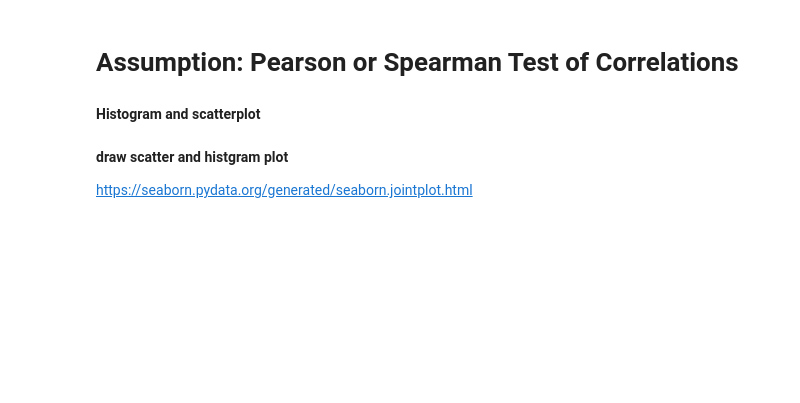
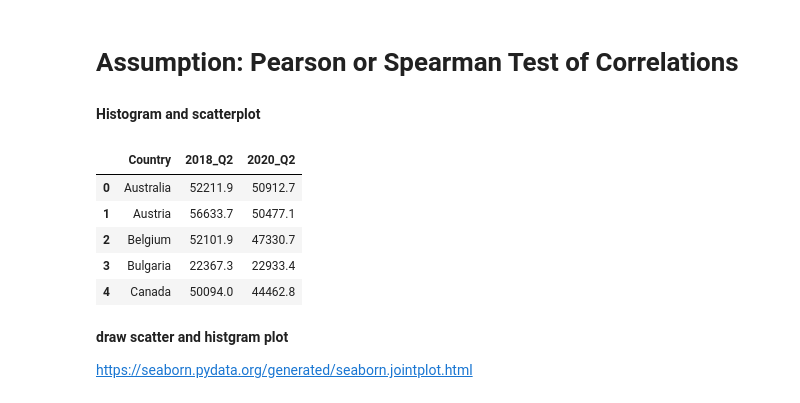
Before and after one commit to hz2582/NYU_Integrated_Marketing, a Jupyter notebook: Haoming_Zhang_Statistical_1055_capstone_3.ipynb, the cells around one changed output. Saved outputs shown, nothing was run; the diff lists cells and outputs as text; code cells hidden in the pictures; blank space fills up the shorter version.

```diff
--- a/Haoming_Zhang_Statistical_1055_capstone_3.ipynb
+++ b/Haoming_Zhang_Statistical_1055_capstone_3.ipynb
@@ -257,9 +288,16 @@ pg.wilcoxon(pre, post, tail='two-sided')
 #install package
 import seaborn as sns
 # %%
-df_joint= df_2019_Q2.merge(df_2020_Q2, how='inner',on="Country")
-df_joint.columns =['Country','2019_Q2','2020_Q2']
+df_joint= df_2018_Q2.merge(df_2020_Q2, how='inner',on="Country")
+df_joint.columns =['Country','2018_Q2','2020_Q2']
 df_joint.head()
+# %% [output]
+|  | Country | 2018_Q2 | 2020_Q2 |
+| 0 | Australia | 52211.9 | 50912.7 |
+| 1 | Austria | 56633.7 | 50477.1 |
+| 2 | Belgium | 52101.9 | 47330.7 |
+| 3 | Bulgaria | 22367.3 | 22933.4 |
+| 4 | Canada | 50094.0 | 44462.8 |
 # %% [markdown]
 **draw scatter and histgram plot**
 
```
Also changed, not shown: parts of 20 cells of this notebook.
